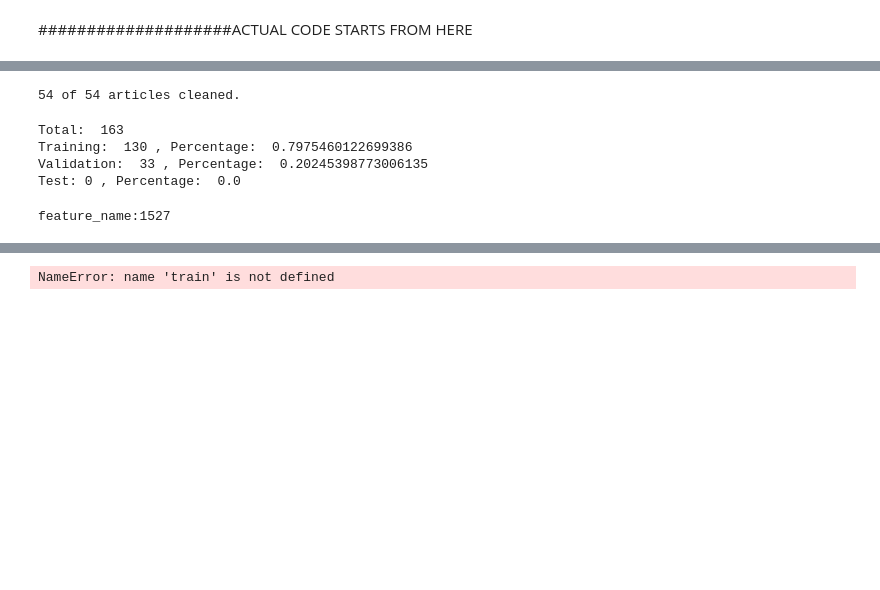
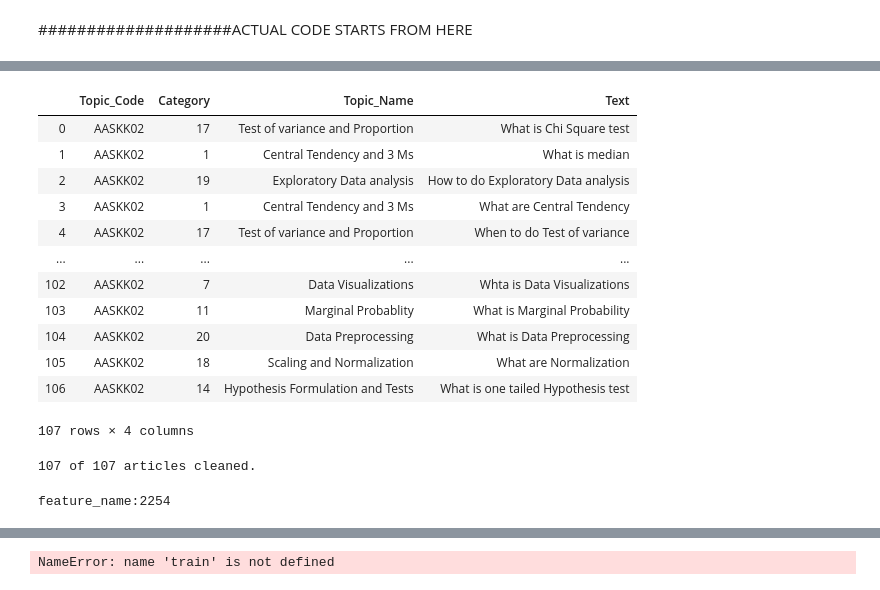
Before and after one commit to ayush1689/Mystic-Hackers-Chat-Bot, a Jupyter notebook: FullyCorrectCode.ipynb, the cells around one changed output, grey strips where cells are left out. Cells and saved outputs as stored; diff of their text form; code cells hidden in the pictures; blank space fills up the shorter version.

```diff
--- a/FullyCorrectCode.ipynb
+++ b/FullyCorrectCode.ipynb
@@ -280,3 +187,19 @@ data_df
+# %%
+data_df
+# %% [output]
+|  | Topic_Code | Category | Topic_Name | Text |
+| 0 | AASKK02 | 17 | Test of variance and Proportion | What is Chi Square test |
+| 1 | AASKK02 | 1 | Central Tendency and 3 Ms | What is median |
+| 2 | AASKK02 | 19 | Exploratory Data analysis | How to do Exploratory Data analysis |
+| 3 | AASKK02 | 1 | Central Tendency and 3 Ms | What are Central Tendency |
+| 4 | AASKK02 | 17 | Test of variance and Proportion | When to do Test of variance |
+| ... | ... | ... | ... | ... |
+| 102 | AASKK02 | 7 | Data Visualizations | Whta is Data Visualizations |
+| 103 | AASKK02 | 11 | Marginal Probablity | What is Marginal Probability |
+| 104 | AASKK02 | 20 | Data Preprocessing | What is Data Preprocessing |
+| 105 | AASKK02 | 18 | Scaling and Normalization | What are Normalization |
+| 106 | AASKK02 | 14 | Hypothesis Formulation and Tests | What is one tailed Hypothesis test |
+107 rows × 4 columns
 # %%
 def clean_data(data_df):
     articles = []
@@ -285,7 +208,7 @@ def clean_data(data_df):
     stopWords = set(stopwords.words('english'))
     data_cleaned = data_df.copy()
     for i in range(n):
-        temp_string,idx_string = cleanString(data_df.iloc[i,col_number],stopWords)
+        temp_string= cleanString(data_df.iloc[i,col_number])
         articles.append(temp_string)
         print(str(i+1)+' of '+str(n)+" articles cleaned.",end='\r')
 
@@ -301,7 +224,7 @@ X=data_cleaned["Text"]
 
 X_train, X_test, y_train, y_test = train_test_split(X,y,test_size=0.2, random_state=23, stratify=y)
 # %% [output]
-54 of 54 articles cleaned.
+107 of 107 articles cleaned.
 # %%
 def cleanData(string1):
     articles = []
@@ -314,25 +237,23 @@ def cleanData(string1):
         print(str(i+1)+' of '+str(n)+" articles cleaned.",end='\r')
 
     return(articles)
-# %%
-train, validation, test = split_df(data_cleaned, 'Code',0.8,0.20,0)
-# %% [output]
-Total:  163
-Training:  130 , Percentage:  0.7975460122699386
-Validation:  33 , Percentage:  0.20245398773006135
-Test: 0 , Percentage:  0.0
 # %%
-import re
 
-from sklearn.pipeline import Pipeline
 def build_tokenizer(doc):
     token_pattern=r"(?u)\b\w+"
     token_pattern = re.compile(token_pattern)
     return token_pattern.findall(doc)
+
+
+english_stemmer = nltk.stem.SnowballStemmer('english')
+class StemmedTfidfVectorizer(TfidfVectorizer):
+    def build_analyzer(self):
+        analyzer = super(TfidfVectorizer,self).build_analyzer()
+        return lambda doc:(english_stemmer.stem(word) for word in analyzer(doc))
+
 posts_root1=[]
+
 for post in X_train:
-    #print build_tokenizer(post)
-    #print " ".join([english_stemmer.stem(word) for word in build_tokenizer(post)])
     a=" ".join([english_stemmer.stem(word) for word in build_tokenizer(post)])
     posts_root1.append(a)
 
@@ -366,17 +287,17 @@ char_vectorizer.fit(posts_root1)
 train_word_features = word_vectorizer.transform(posts_root1)
 train_char_features = char_vectorizer.transform(posts_root1)
 
-from scipy.sparse import hstack
+
 train_features = hstack([
     train_char_features,
     train_word_features])
 
-import pickle
+
 filename = 'char_preprocessing.sav'
 pickle.dump(word_vectorizer, open(filename, 'wb'))
 filename = 'word_preprocessing.sav'
 pickle.dump(char_vectorizer, open(filename, 'wb'))
 print("feature_name:%s" % len(char_vectorizer.get_feature_names()))
 # %% [output]
-feature_name:1527
+feature_name:2254
 # %%
```
Also changed, not shown: parts of 23 cells of this notebook.
